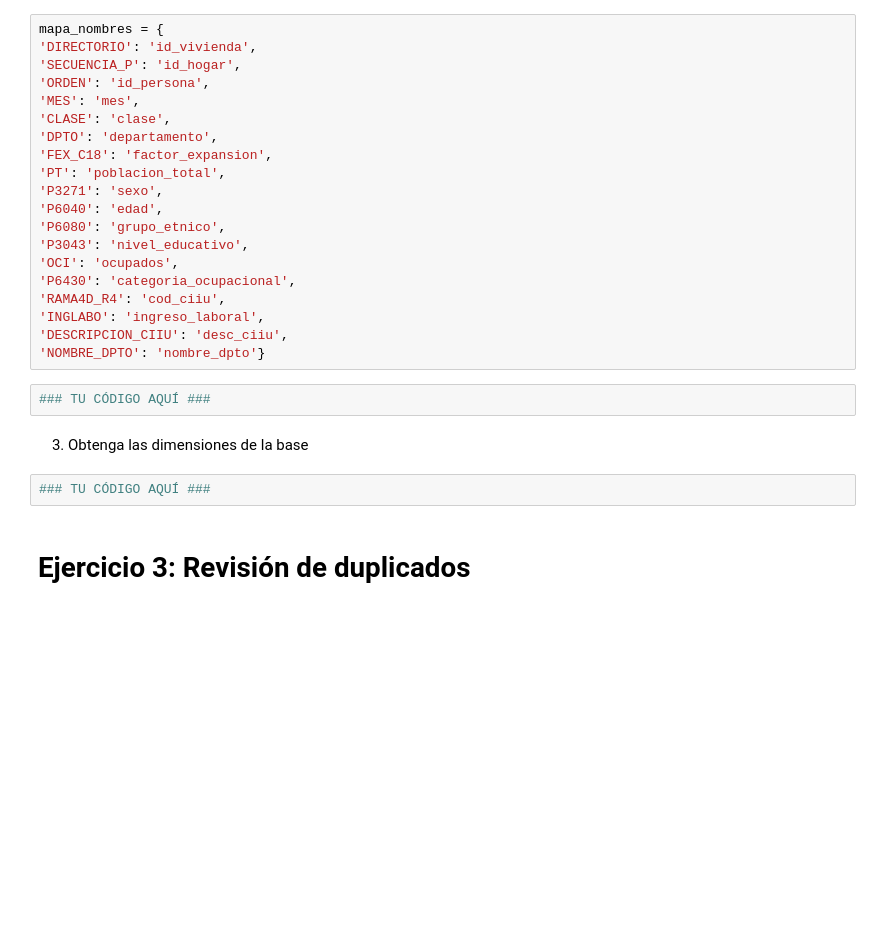
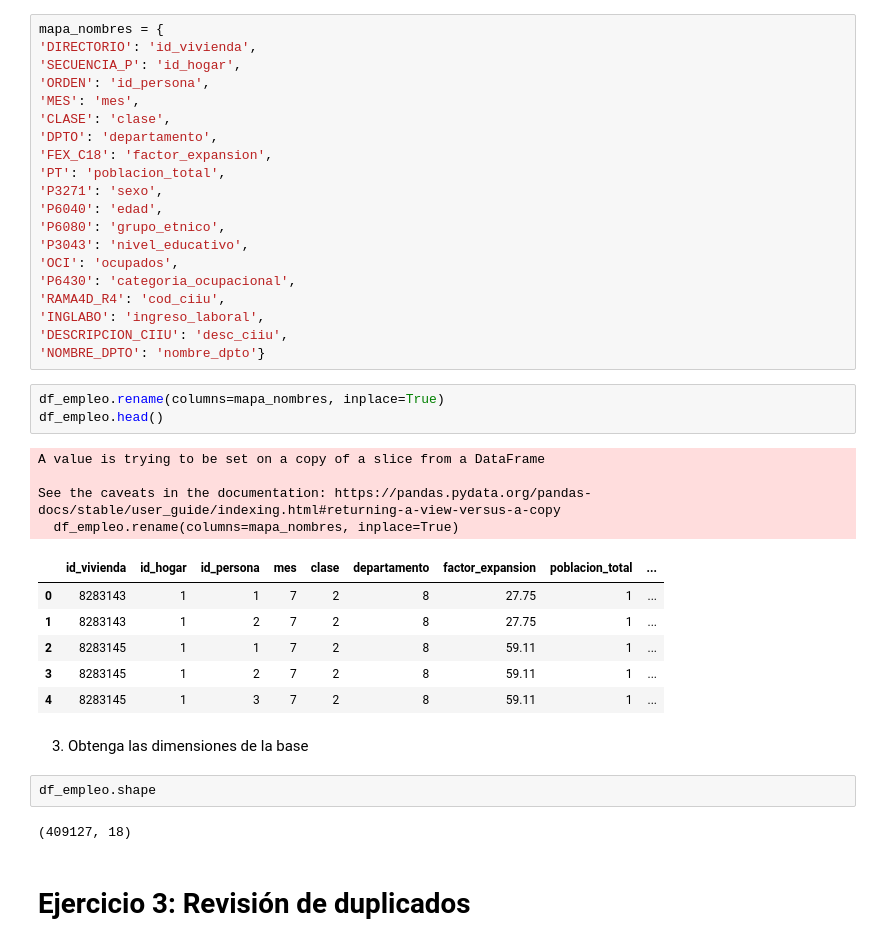
Before and after one commit to andrescristiano069-ops/Taller-Limpieza-Katherin-P-rez-Andr-s-Cristiano, a Jupyter notebook: clases/3_Analisis_y_visualizacion_datos/5_Taller_Limpieza_Transformacion_Datos.ipynb, the cells around one changed output. Saved outputs shown, nothing was run; the diff lists cells and outputs as text; blank space fills up the shorter version.

```diff
--- a/clases/3_Analisis_y_visualizacion_datos/5_Taller_Limpieza_Transformacion_Datos.ipynb
+++ b/clases/3_Analisis_y_visualizacion_datos/5_Taller_Limpieza_Transformacion_Datos.ipynb
@@ -92,12 +113,26 @@ mapa_nombres = {
 'INGLABO': 'ingreso_laboral',
 'DESCRIPCION_CIIU': 'desc_ciiu',
 'NOMBRE_DPTO': 'nombre_dpto'}
-# %%
-### TU CÓDIGO AQUÍ ###
+# %%
+df_empleo.rename(columns=mapa_nombres, inplace=True)
+df_empleo.head()
+# %% [output]
+A value is trying to be set on a copy of a slice from a DataFrame
+
+See the caveats in the documentation: https://pandas.pydata.org/pandas-docs/stable/user_guide/indexing.html#returning-a-view-versus-a-copy
+  df_empleo.rename(columns=mapa_nombres, inplace=True)
+|  | id_vivienda | id_hogar | id_persona | mes | clase | departamento | factor_expansion | poblacion_total | ... |
+| 0 | 8283143 | 1 | 1 | 7 | 2 | 8 | 27.75 | 1 | ... |
+| 1 | 8283143 | 1 | 2 | 7 | 2 | 8 | 27.75 | 1 | ... |
+| 2 | 8283145 | 1 | 1 | 7 | 2 | 8 | 59.11 | 1 | ... |
+| 3 | 8283145 | 1 | 2 | 7 | 2 | 8 | 59.11 | 1 | ... |
+| 4 | 8283145 | 1 | 3 | 7 | 2 | 8 | 59.11 | 1 | ... |
 # %% [markdown]
 3. Obtenga las dimensiones de la base
-# %%
-### TU CÓDIGO AQUÍ ###
+# %%
+df_empleo.shape
+# %% [output]
+(409127, 18)
 # %% [markdown]
 # Ejercicio 3: Revisión de duplicados
 # %% [markdown]
```
Also changed, not shown: parts of 56 cells of this notebook.
